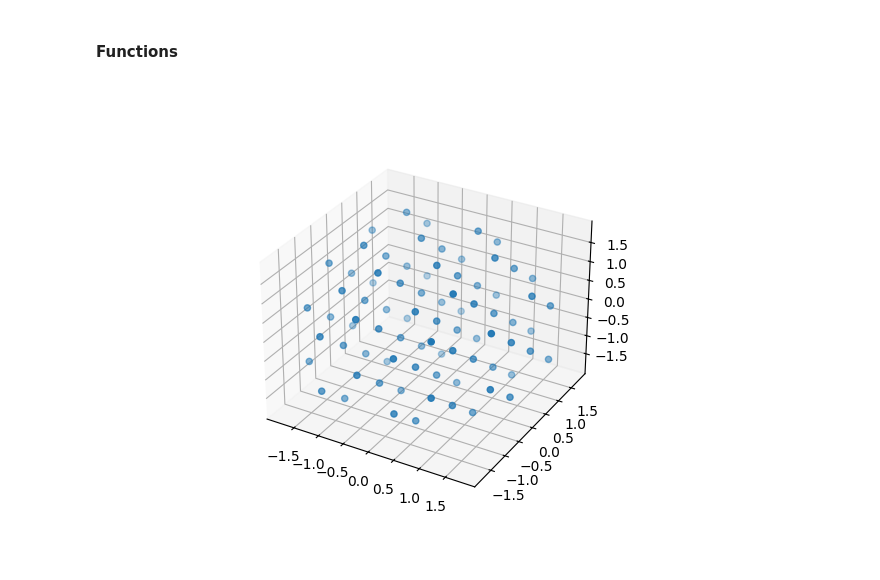
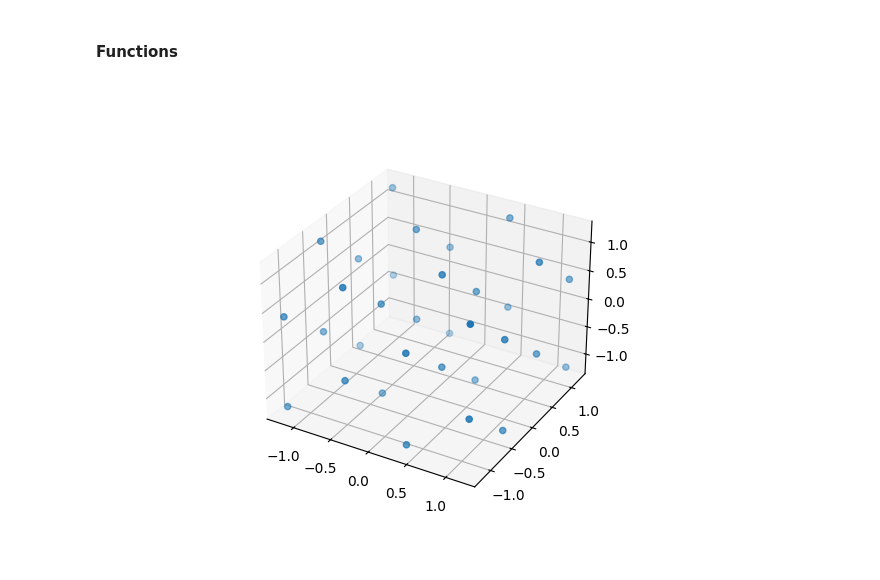
Before and after one commit to carlsoncalvin/MD_project, a Jupyter notebook: MD_calvin.ipynb, the cells around one changed output. Drawn from its saved outputs; the diff is of its cells as text; code cells hidden in the pictures.

```diff
--- a/MD_calvin.ipynb
+++ b/MD_calvin.ipynb
@@ -48,18 +48,18 @@ def init_conf_fcc(num_particles, rho, dtype=np.float32):
     # adjust density and return final arrays
     return conf*scale_factor, sim_box*scale_factor
 # %%
-N = 80
+N = 32
 rho = 1
 
 xyz, box = init_conf_fcc(N, rho)
 fig = plt.figure()
 ax = plt.axes(projection ="3d")
 
 x, y, z = xyz.T
 ax.scatter3D(x,y,z)
 plt.show()
 # %% [output]
-[figure, old version]
+[figure, new version]
 # %%
 def generate_random_velocities(N, T, D=3, dtype=np.float32):
     v = dtype(np.random.normal(0.0, (T)**0.5, (N,D)))    ###### Assuming m=1, ######
```
Also changed, not shown: parts of 4 cells of this notebook.
